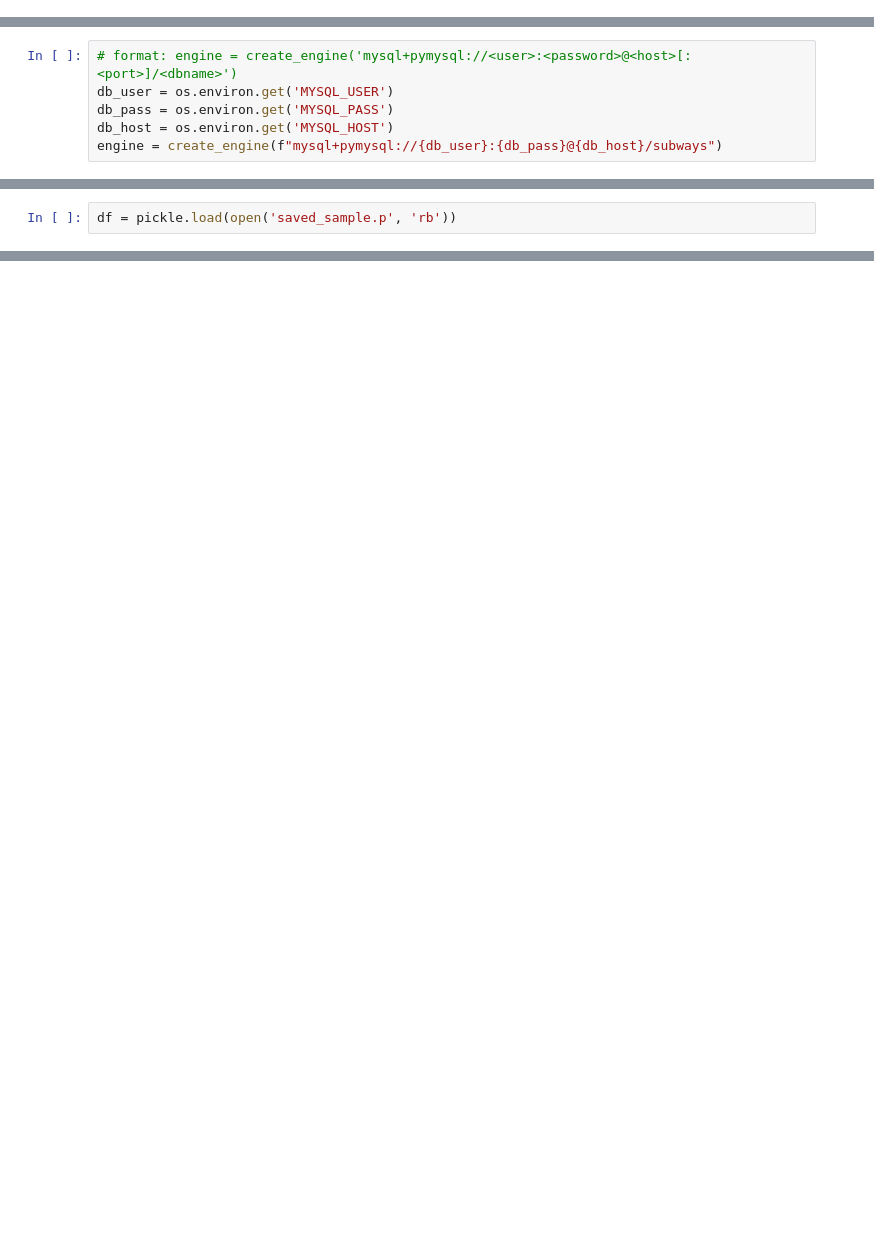
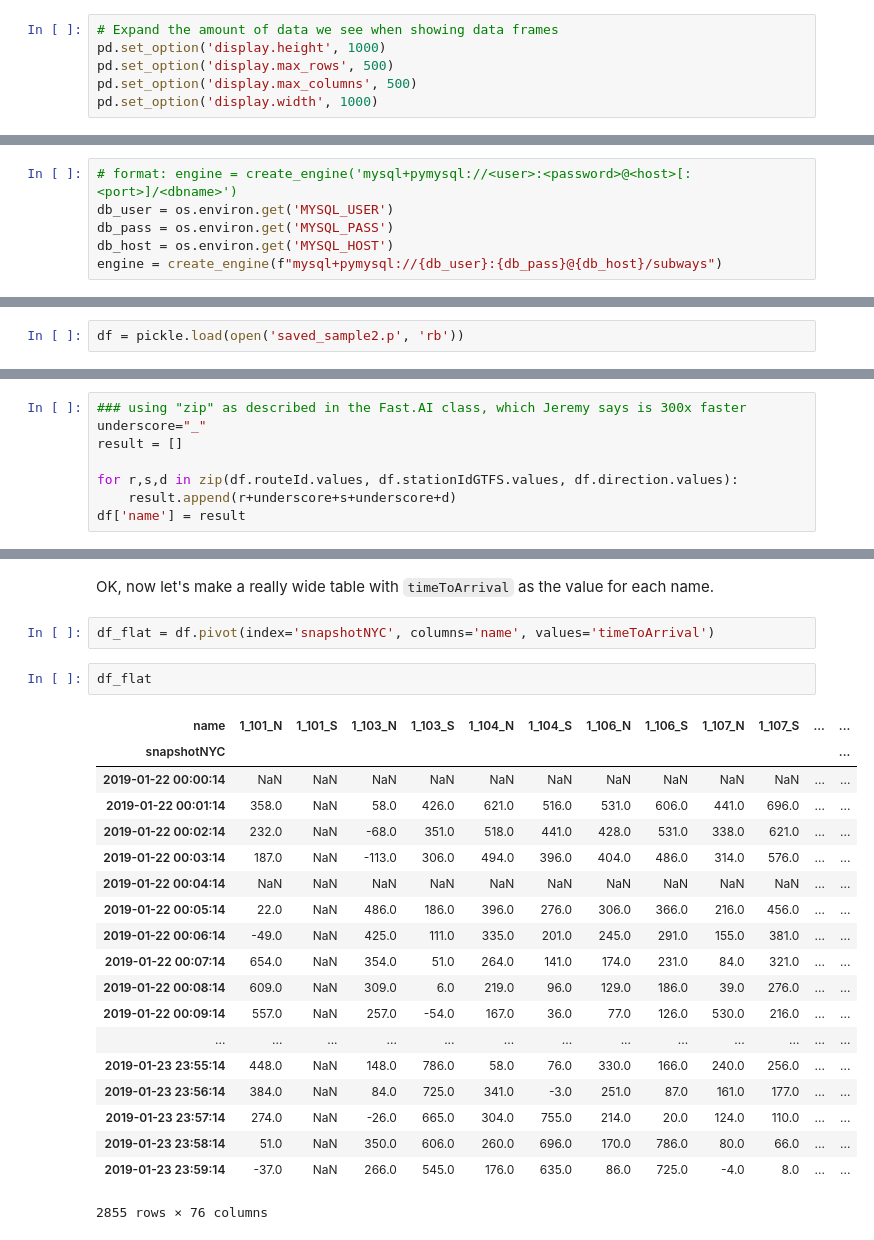
Before and after one commit to jkeefe/subway-forecast, a Jupyter notebook: notebooks/Subway-Forecast-Tinker.ipynb, the cells around one changed output, grey strips where cells are left out. Drawn from its saved outputs; the diff is of its cells as text; blank space fills up the shorter version.

```diff
--- a/notebooks/Subway-Forecast-Tinker.ipynb
+++ b/notebooks/Subway-Forecast-Tinker.ipynb
@@ -7,3 +7,9 @@ import pymysql
 from sqlalchemy import create_engine
 import pickle
 import os
+# %%
+# Expand the amount of data we see when showing data frames
+pd.set_option('display.height', 1000)
+pd.set_option('display.max_rows', 500)
+pd.set_option('display.max_columns', 500)
+pd.set_option('display.width', 1000)
@@ -20,2 +45,2 @@ pickle.dump(df, open('saved_sample.p', 'wb'))
 # %%
-df = pickle.load(open('saved_sample.p', 'rb'))
+df = pickle.load(open('saved_sample2.p', 'rb'))
@@ -21,0 +88,8 @@ df = pickle.load(open('saved_sample.p', 'rb'))
+# %%
+### using "zip" as described in the Fast.AI class, which Jeremy says is 300x faster
+underscore="_"
+result = []
+
+for r,s,d in zip(df.routeId.values, df.stationIdGTFS.values, df.direction.values):
+    result.append(r+underscore+s+underscore+d)
+df['name'] = result
@@ -21,0 +121,26 @@ df = pickle.load(open('saved_sample.p', 'rb'))
+# %% [markdown]
+OK, now let's make a really wide table with `timeToArrival` as the value for each name.
+# %%
+df_flat = df.pivot(index='snapshotNYC', columns='name', values='timeToArrival')
+# %%
+df_flat
+# %% [output]
+| name | 1_101_N | 1_101_S | 1_103_N | 1_103_S | 1_104_N | 1_104_S | 1_106_N | 1_106_S | 1_107_N | 1_107_S | ... | ... |
+| snapshotNYC |  |  |  |  |  |  |  |  |  |  |  | ... |
+| 2019-01-22 00:00:14 | NaN | NaN | NaN | NaN | NaN | NaN | NaN | NaN | NaN | NaN | ... | ... |
+| 2019-01-22 00:01:14 | 358.0 | NaN | 58.0 | 426.0 | 621.0 | 516.0 | 531.0 | 606.0 | 441.0 | 696.0 | ... | ... |
+| 2019-01-22 00:02:14 | 232.0 | NaN | -68.0 | 351.0 | 518.0 | 441.0 | 428.0 | 531.0 | 338.0 | 621.0 | ... | ... |
+| 2019-01-22 00:03:14 | 187.0 | NaN | -113.0 | 306.0 | 494.0 | 396.0 | 404.0 | 486.0 | 314.0 | 576.0 | ... | ... |
+| 2019-01-22 00:04:14 | NaN | NaN | NaN | NaN | NaN | NaN | NaN | NaN | NaN | NaN | ... | ... |
+| 2019-01-22 00:05:14 | 22.0 | NaN | 486.0 | 186.0 | 396.0 | 276.0 | 306.0 | 366.0 | 216.0 | 456.0 | ... | ... |
+| 2019-01-22 00:06:14 | -49.0 | NaN | 425.0 | 111.0 | 335.0 | 201.0 | 245.0 | 291.0 | 155.0 | 381.0 | ... | ... |
+| 2019-01-22 00:07:14 | 654.0 | NaN | 354.0 | 51.0 | 264.0 | 141.0 | 174.0 | 231.0 | 84.0 | 321.0 | ... | ... |
+| 2019-01-22 00:08:14 | 609.0 | NaN | 309.0 | 6.0 | 219.0 | 96.0 | 129.0 | 186.0 | 39.0 | 276.0 | ... | ... |
+| 2019-01-22 00:09:14 | 557.0 | NaN | 257.0 | -54.0 | 167.0 | 36.0 | 77.0 | 126.0 | 530.0 | 216.0 | ... | ... |
+| ... | ... | ... | ... | ... | ... | ... | ... | ... | ... | ... | ... | ... |
+| 2019-01-23 23:55:14 | 448.0 | NaN | 148.0 | 786.0 | 58.0 | 76.0 | 330.0 | 166.0 | 240.0 | 256.0 | ... | ... |
+| 2019-01-23 23:56:14 | 384.0 | NaN | 84.0 | 725.0 | 341.0 | -3.0 | 251.0 | 87.0 | 161.0 | 177.0 | ... | ... |
+| 2019-01-23 23:57:14 | 274.0 | NaN | -26.0 | 665.0 | 304.0 | 755.0 | 214.0 | 20.0 | 124.0 | 110.0 | ... | ... |
+| 2019-01-23 23:58:14 | 51.0 | NaN | 350.0 | 606.0 | 260.0 | 696.0 | 170.0 | 786.0 | 80.0 | 66.0 | ... | ... |
+| 2019-01-23 23:59:14 | -37.0 | NaN | 266.0 | 545.0 | 176.0 | 635.0 | 86.0 | 725.0 | -4.0 | 8.0 | ... | ... |
+2855 rows × 76 columns
```
Also changed, not shown: parts of 28 cells of this notebook, 1 other file.
